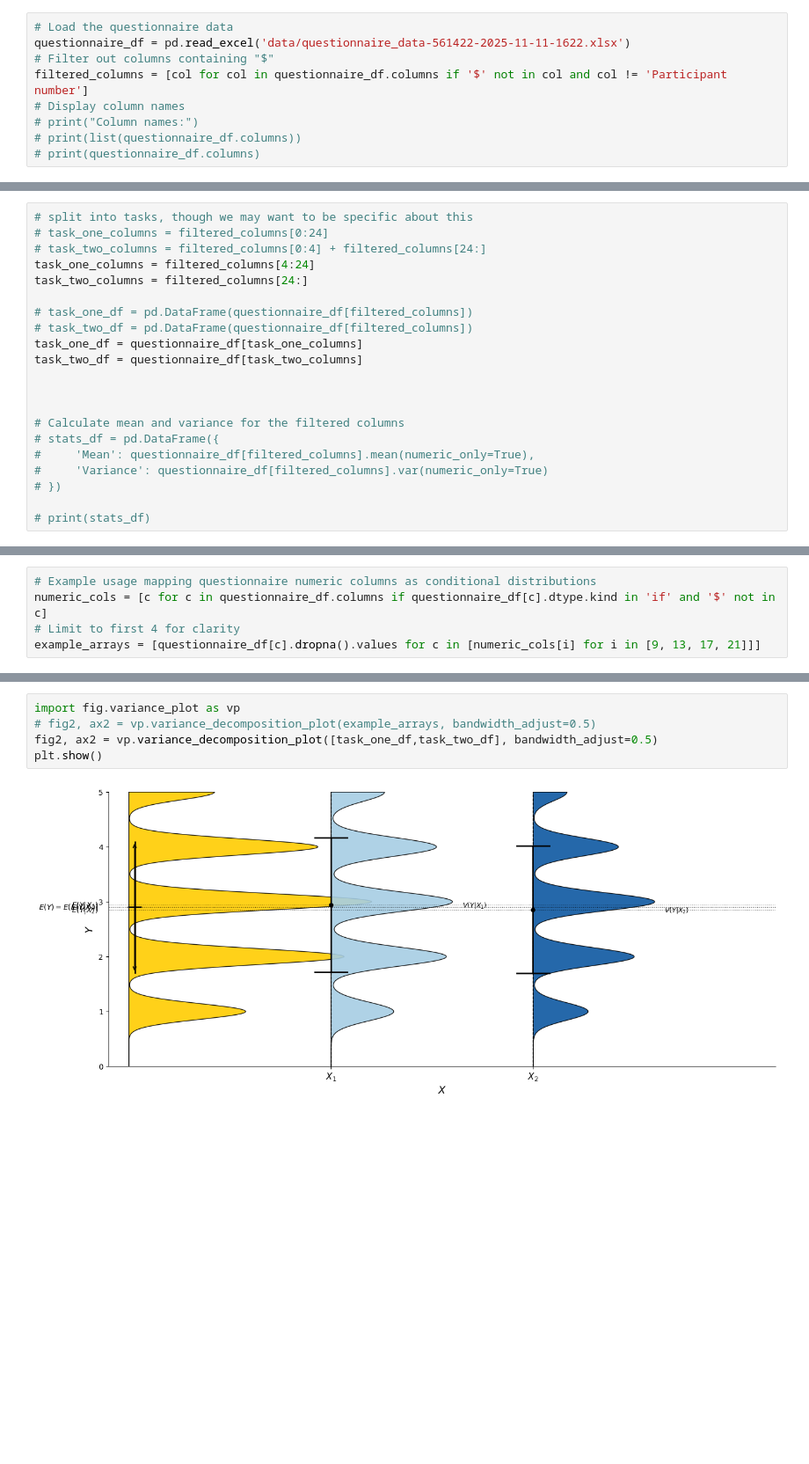
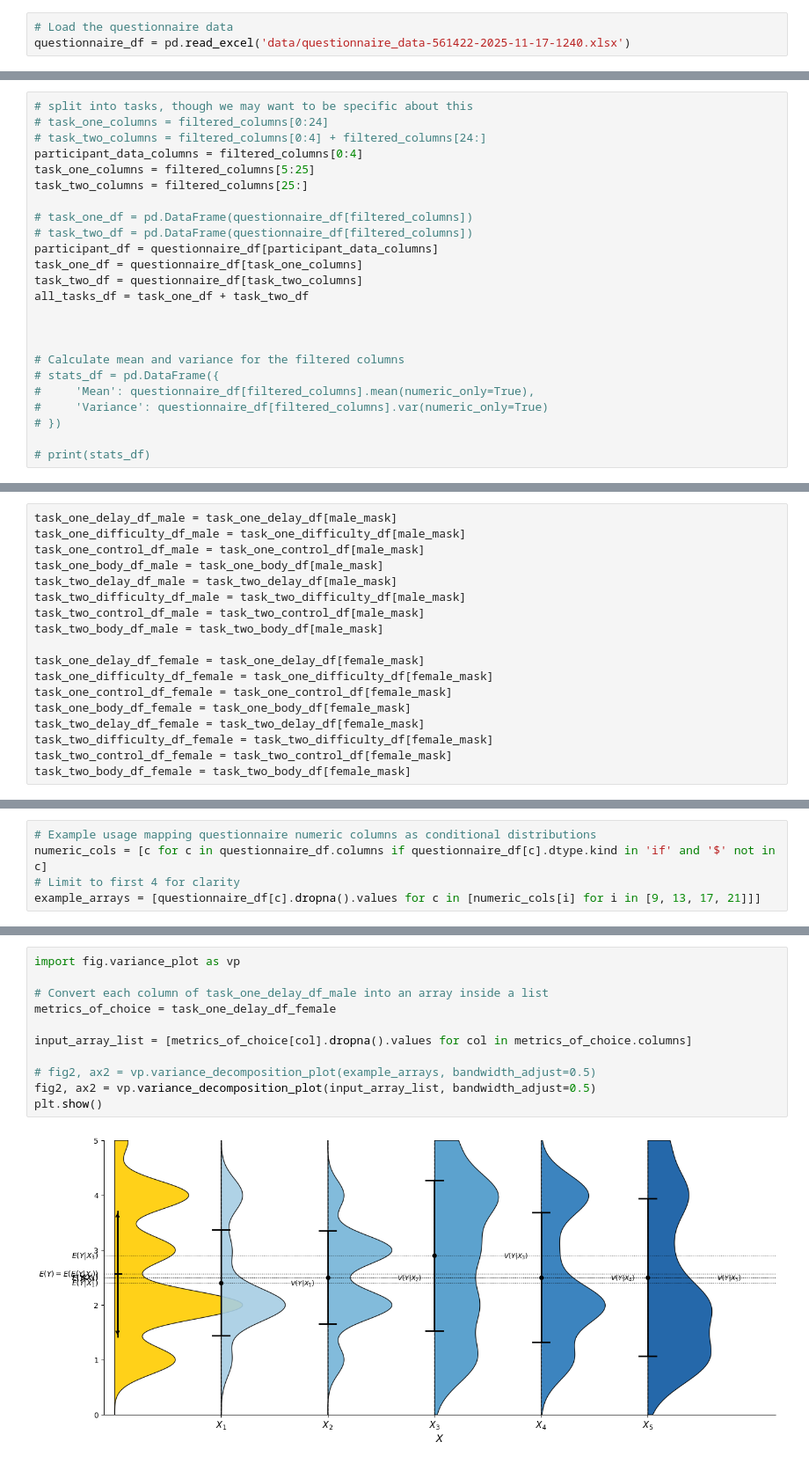
Before and after one commit to MichaTarlton/IN5060_A3, a Jupyter notebook: Notebook.ipynb, the cells around one changed output, grey strips where cells are left out. Shown: that part at 88% size. Cells and saved outputs as stored; diff of their text form; blank space fills up the shorter version.

Commit message:
Mess of code Manually set up the different slices of the population and metrics as individual dataframes

```diff
--- a/Notebook.ipynb
+++ b/Notebook.ipynb
@@ -6,9 +7,3 @@ import numpy as np
 # %%
 # Load the questionnaire data
-questionnaire_df = pd.read_excel('data/questionnaire_data-561422-2025-11-11-1622.xlsx')
-# Filter out columns containing "$"
-filtered_columns = [col for col in questionnaire_df.columns if '$' not in col and col != 'Participant number']
-# Display column names
-# print("Column names:")
-# print(list(questionnaire_df.columns))
-# print(questionnaire_df.columns)
+questionnaire_df = pd.read_excel('data/questionnaire_data-561422-2025-11-17-1240.xlsx')
@@ -16,13 +66,16 @@ filtered_columns = [col for col in questionnaire_df.columns if '$' not in col an
 # split into tasks, though we may want to be specific about this
 # task_one_columns = filtered_columns[0:24]
 # task_two_columns = filtered_columns[0:4] + filtered_columns[24:]
-task_one_columns = filtered_columns[4:24]
-task_two_columns = filtered_columns[24:]
+participant_data_columns = filtered_columns[0:4]
+task_one_columns = filtered_columns[5:25]
+task_two_columns = filtered_columns[25:]
 
 # task_one_df = pd.DataFrame(questionnaire_df[filtered_columns])
 # task_two_df = pd.DataFrame(questionnaire_df[filtered_columns])
+participant_df = questionnaire_df[participant_data_columns]
 task_one_df = questionnaire_df[task_one_columns]
 task_two_df = questionnaire_df[task_two_columns]
+all_tasks_df = task_one_df + task_two_df
 
 
 
@@ -35,0 +194,18 @@ task_two_df = questionnaire_df[task_two_columns]
+# %%
+task_one_delay_df_male = task_one_delay_df[male_mask]
+task_one_difficulty_df_male = task_one_difficulty_df[male_mask]
+task_one_control_df_male = task_one_control_df[male_mask]
+task_one_body_df_male = task_one_body_df[male_mask]
+task_two_delay_df_male = task_two_delay_df[male_mask]
+task_two_difficulty_df_male = task_two_difficulty_df[male_mask]
+task_two_control_df_male = task_two_control_df[male_mask]
+task_two_body_df_male = task_two_body_df[male_mask]
+
+task_one_delay_df_female = task_one_delay_df[female_mask]
+task_one_difficulty_df_female = task_one_difficulty_df[female_mask]
+task_one_control_df_female = task_one_control_df[female_mask]
+task_one_body_df_female = task_one_body_df[female_mask]
+task_two_delay_df_female = task_two_delay_df[female_mask]
+task_two_difficulty_df_female = task_two_difficulty_df[female_mask]
+task_two_control_df_female = task_two_control_df[female_mask]
+task_two_body_df_female = task_two_body_df[female_mask]
@@ -41,7 +243,13 @@ example_arrays = [questionnaire_df[c].dropna().values for c in [numeric_cols[i]
 # %%
 import fig.variance_plot as vp
+
+# Convert each column of task_one_delay_df_male into an array inside a list
+metrics_of_choice = task_one_delay_df_female
+
+input_array_list = [metrics_of_choice[col].dropna().values for col in metrics_of_choice.columns]
+
 # fig2, ax2 = vp.variance_decomposition_plot(example_arrays, bandwidth_adjust=0.5)
-fig2, ax2 = vp.variance_decomposition_plot([task_one_df,task_two_df], bandwidth_adjust=0.5)
+fig2, ax2 = vp.variance_decomposition_plot(input_array_list, bandwidth_adjust=0.5)
 plt.show()
 # %% [output]
-[figure, old version]
+[figure, new version]
```
Also changed, not shown: parts of 9 cells of this notebook.
